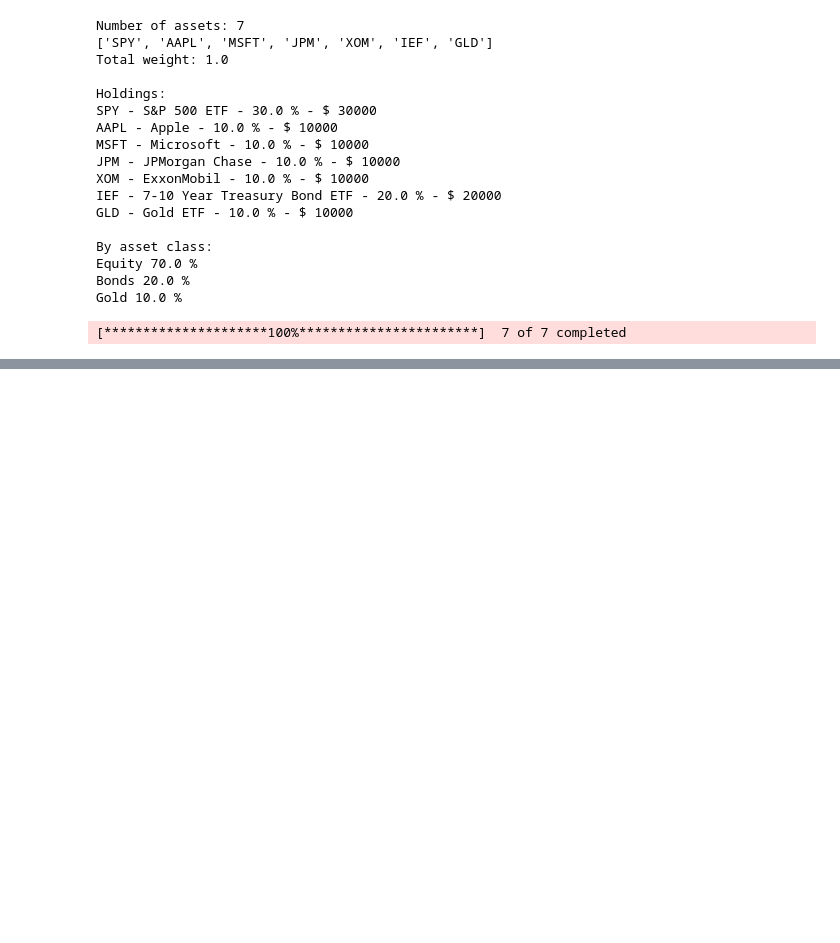
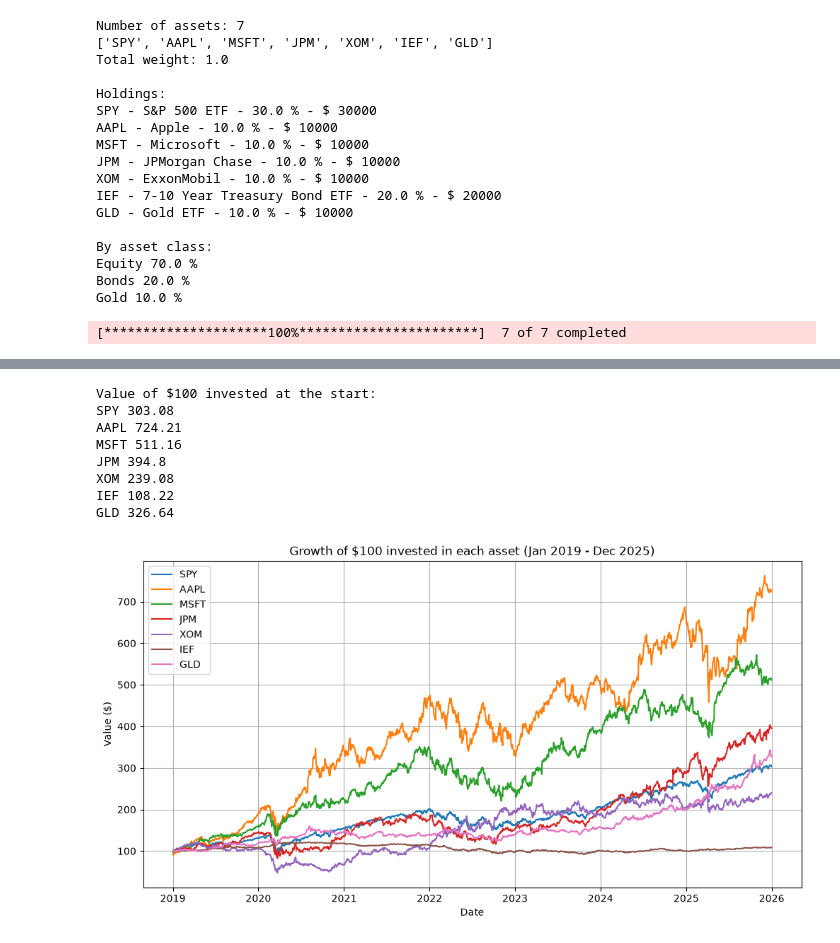
Before and after one commit to alexandrosch27/portfolio-risk-analysis, a Jupyter notebook: portfolio-risk-analysis.ipynb, the cells around one changed output, grey strips where cells are left out. Cells and saved outputs as stored; diff of their text form; code cells hidden in the pictures; blank space fills up the shorter version.

```diff
--- a/portfolio-risk-analysis.ipynb
+++ b/portfolio-risk-analysis.ipynb
@@ -175,0 +176,34 @@ plt.show()
+# %%
+# starting every asset at 100 so they can be compared fairly
+normalised_prices = pd.DataFrame()
+for ticker in tickers:
+    first_price = prices[ticker].iloc[0]
+    normalised_prices[ticker] = prices[ticker] / first_price * 100
+
+print("Value of $100 invested at the start:")
+for ticker in tickers:
+    final_value = normalised_prices[ticker].iloc[-1]
+    print(ticker, round(final_value, 2))
+
+plt.figure(figsize=(12, 6))
+for ticker in tickers:
+    plt.plot(normalised_prices.index, normalised_prices[ticker], label=ticker)
+
+plt.title("Growth of $100 invested in each asset (Jan 2019 - Dec 2025)")
+plt.xlabel("Date")
+plt.ylabel("Value ($)")
+plt.legend()
+plt.grid(True)
+# save the chart so I can use it in the README later
+plt.savefig("growth_of_100.png")
+plt.show()
+# %% [output]
+Value of $100 invested at the start:
+SPY 303.08
+AAPL 724.21
+MSFT 511.16
+JPM 394.8
+XOM 239.08
+IEF 108.22
+GLD 326.64
+[figure, added]
```
Also changed, not shown: parts of 16 cells of this notebook.
